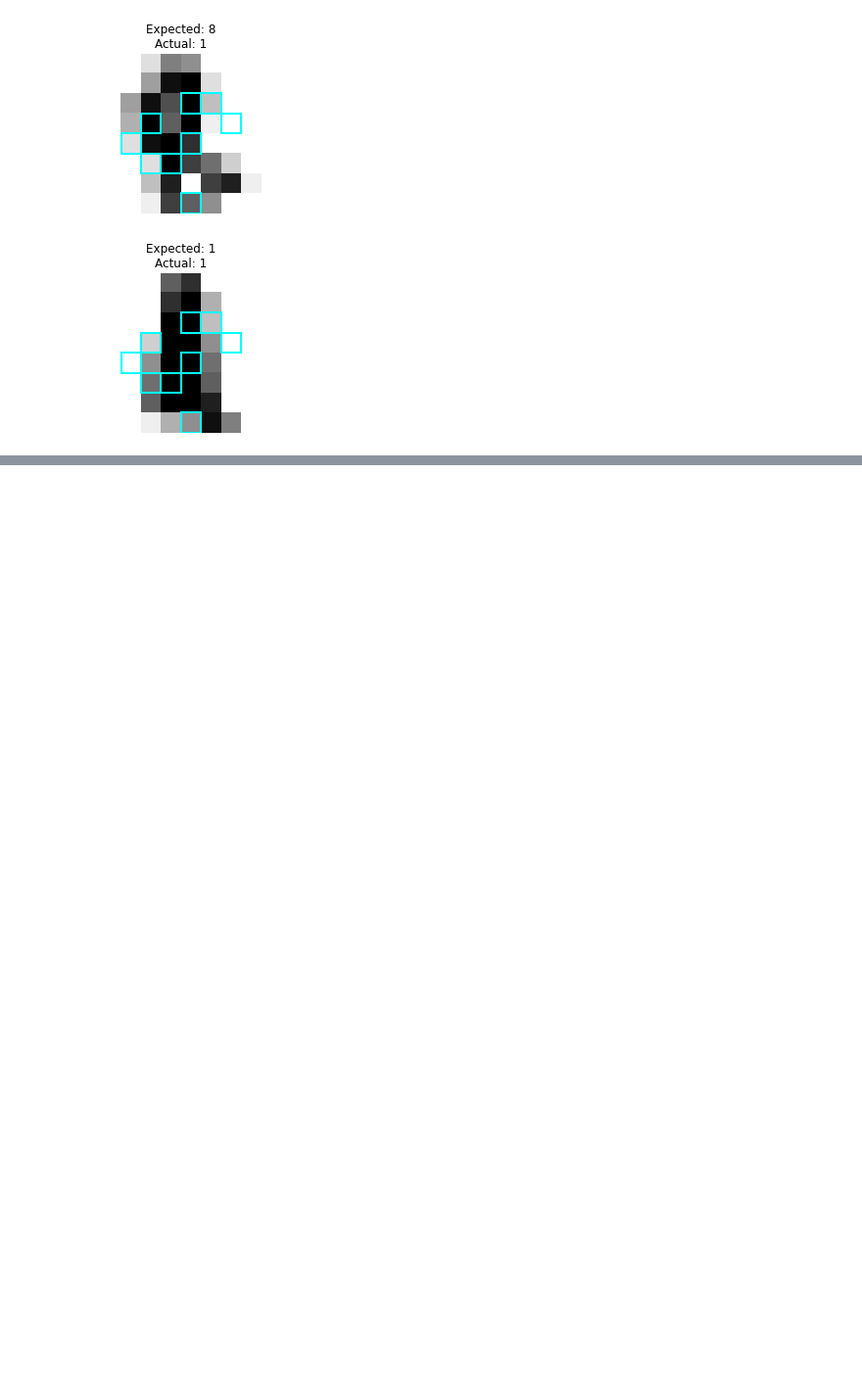
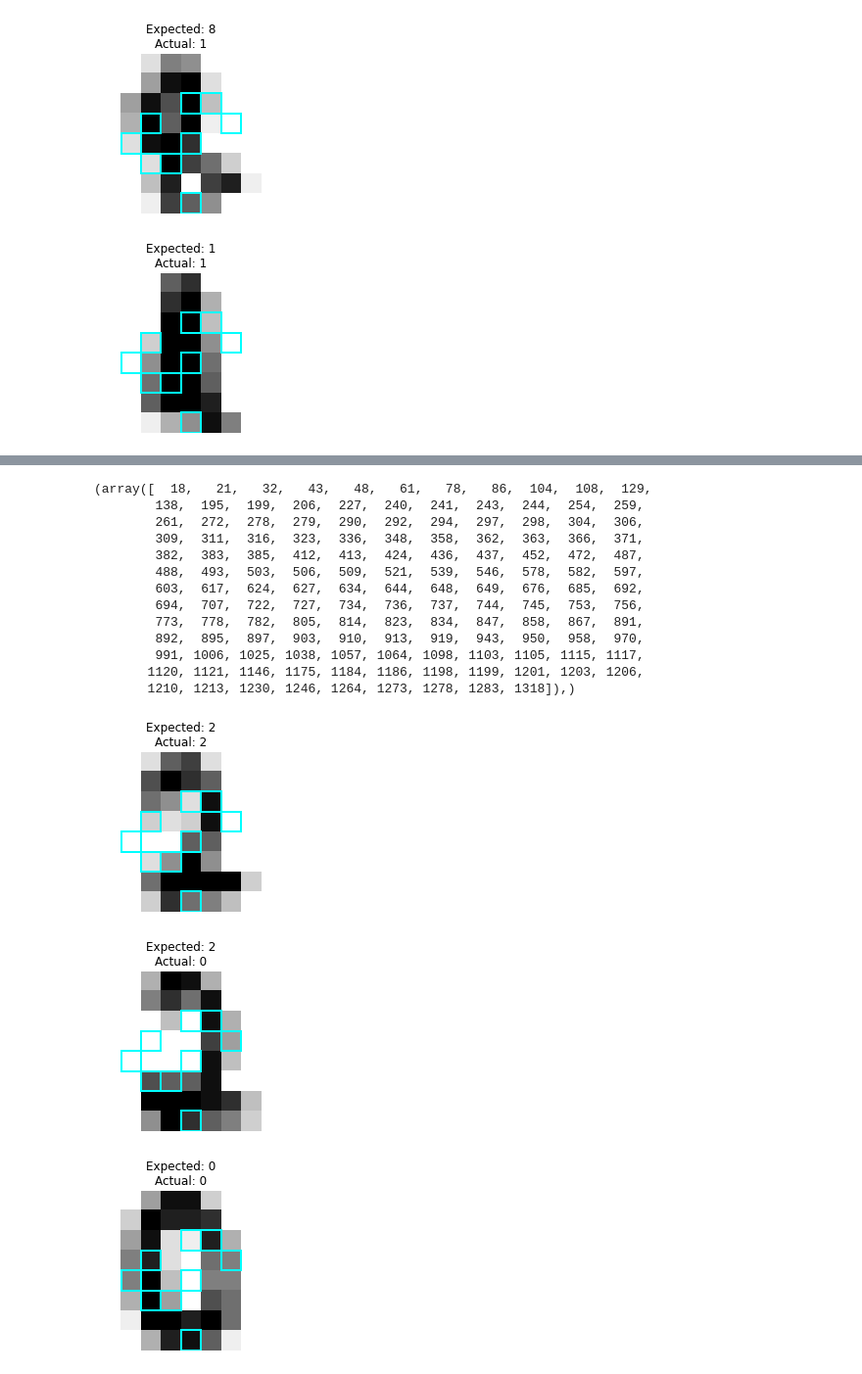
Before and after one commit to jasonmrimer/cse590-machine-learning, a Jupyter notebook: midterm/problem 4 random forest.ipynb, the cells around one changed output, grey strips where cells are left out. Shown at 98% size. Cells and saved outputs as stored; diff of their text form; code cells hidden in the pictures; blank space fills up the shorter version.

```diff
--- a/midterm/problem 4 random forest.ipynb
+++ b/midterm/problem 4 random forest.ipynb
@@ -546,0 +694,51 @@ map_importance_mask_over_digit_image(
+# %%
+# (expect_true_neighbor, actual_false, actual_neighbor)
+def map_misclassification_analysis(
+        correct_expected_item_index,
+        misclassifed_item_index,
+        correct_actual_item_index,
+):
+
+    map_importance_mask_over_digit_image(
+        X_train[correct_expected_item_index],
+        importance_item,
+        y_train[correct_expected_item_index],
+        y_train[correct_expected_item_index]
+    )
+
+    map_importance_mask_over_digit_image(
+        X_test[misclassifed_item_index],
+        importance_item,
+        y_test[misclassifed_item_index],
+        y_predictions[misclassifed_item_index]
+    )
+
+    map_importance_mask_over_digit_image(
+        X_train[correct_actual_item_index],
+        importance_item,
+        y_train[correct_actual_item_index],
+        y_train[correct_actual_item_index]
+    )
+# %%
+# (expect_true_neighbor, actual_false, actual_neighbor)
+indices_of_correct_number = np.where(y_train == 0)
+print(indices_of_correct_number)
+
+map_misclassification_analysis(1051, 117, 18)
+# %% [output]
+(array([  18,   21,   32,   43,   48,   61,   78,   86,  104,  108,  129,
+        138,  195,  199,  206,  227,  240,  241,  243,  244,  254,  259,
+        261,  272,  278,  279,  290,  292,  294,  297,  298,  304,  306,
+        309,  311,  316,  323,  336,  348,  358,  362,  363,  366,  371,
+        382,  383,  385,  412,  413,  424,  436,  437,  452,  472,  487,
+        488,  493,  503,  506,  509,  521,  539,  546,  578,  582,  597,
+        603,  617,  624,  627,  634,  644,  648,  649,  676,  685,  692,
+        694,  707,  722,  727,  734,  736,  737,  744,  745,  753,  756,
+        773,  778,  782,  805,  814,  823,  834,  847,  858,  867,  891,
+        892,  895,  897,  903,  910,  913,  919,  943,  950,  958,  970,
+        991, 1006, 1025, 1038, 1057, 1064, 1098, 1103, 1105, 1115, 1117,
+       1120, 1121, 1146, 1175, 1184, 1186, 1198, 1199, 1201, 1203, 1206,
+       1210, 1213, 1230, 1246, 1264, 1273, 1278, 1283, 1318]),)
+[figure, added]
+[figure, added]
+[figure, added]
```
Also changed, not shown: parts of 22 cells of this notebook.
